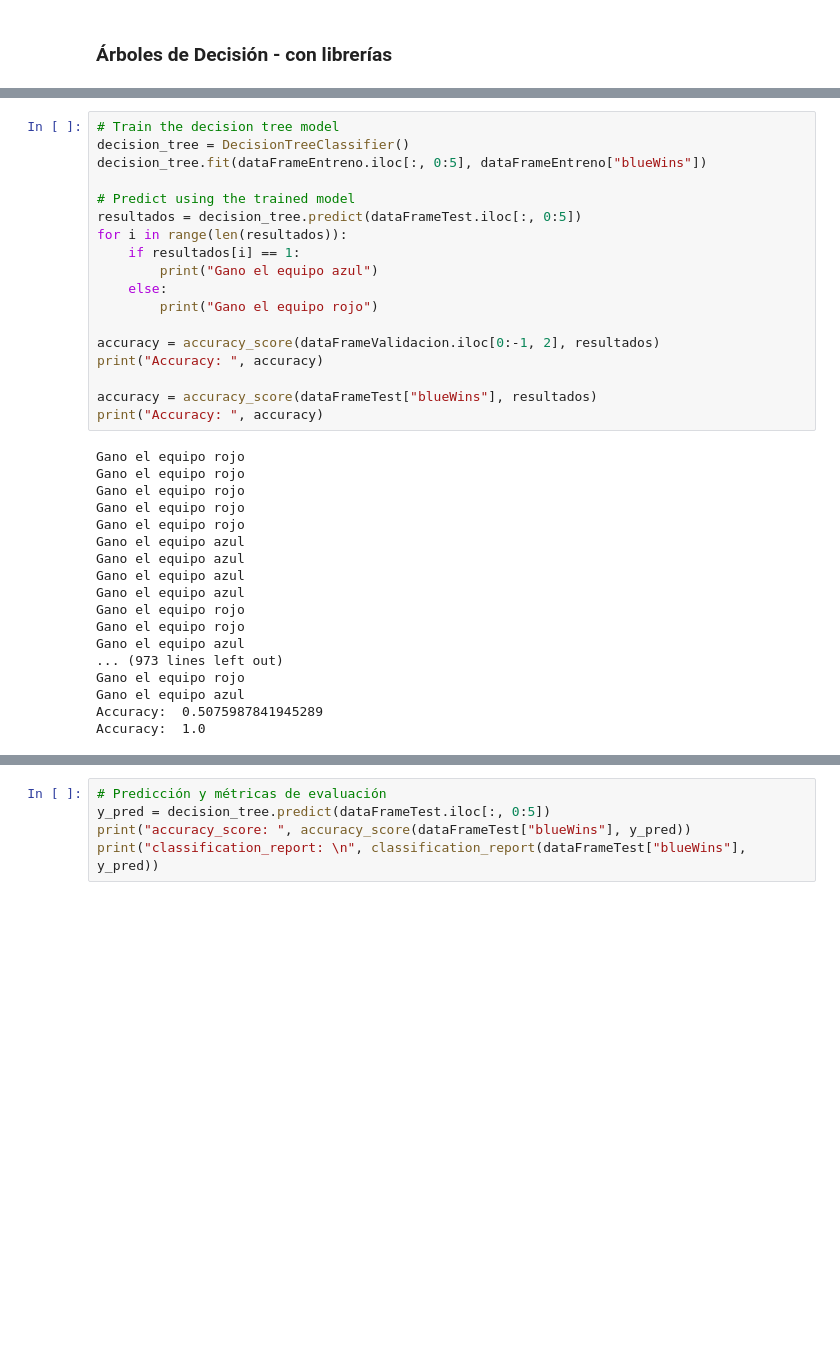
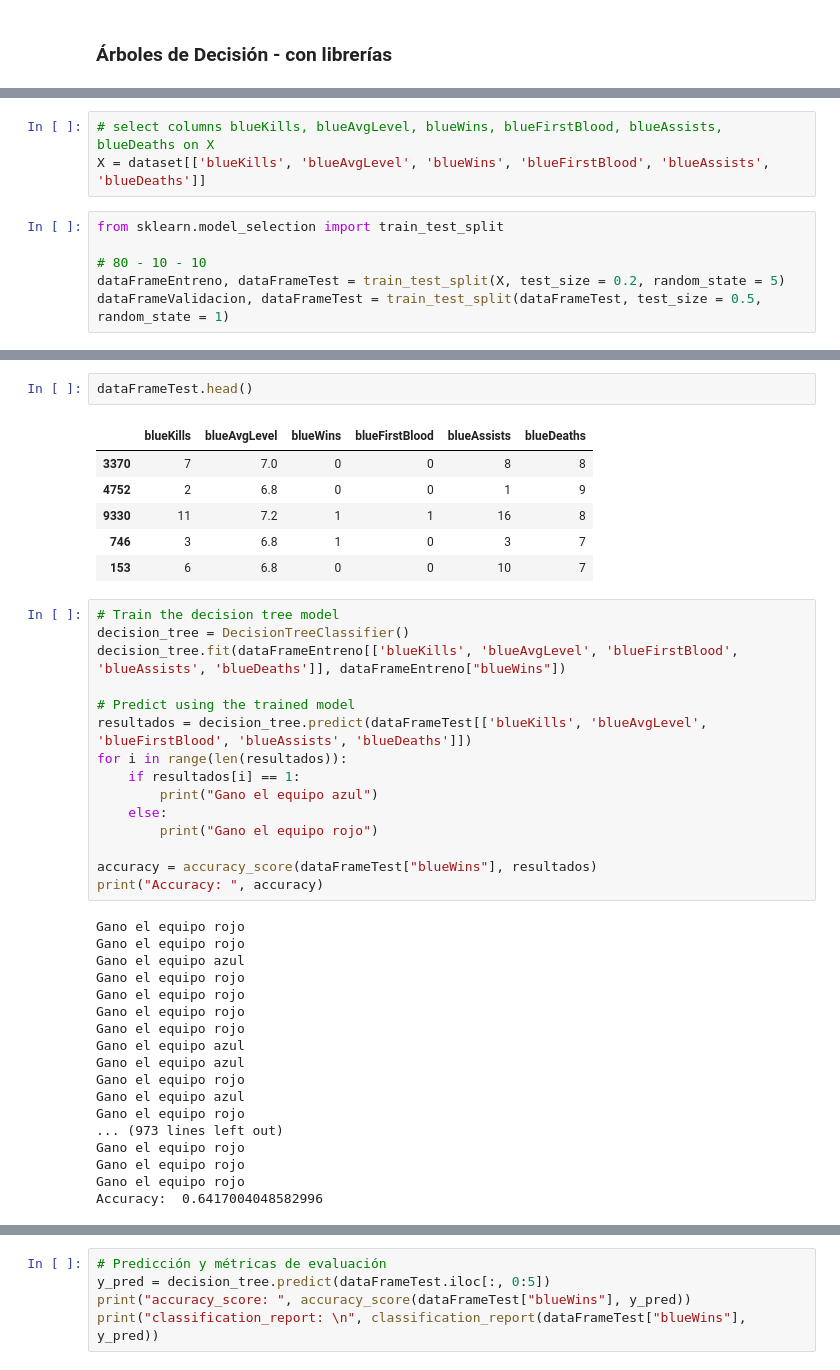
Before and after one commit to jazurdia/Lab02-IA, a Jupyter notebook: Lab02.ipynb, the cells around one changed output, grey strips where cells are left out. Saved outputs shown, nothing was run; the diff lists cells and outputs as text; blank space fills up the shorter version.

```diff
--- a/Lab02.ipynb
+++ b/Lab02.ipynb
@@ -1068,0 +1048,9 @@ dataFrameTest.head(20)
+# %%
+# select columns blueKills, blueAvgLevel, blueWins, blueFirstBlood, blueAssists, blueDeaths on X
+X = dataset[['blueKills', 'blueAvgLevel', 'blueWins', 'blueFirstBlood', 'blueAssists', 'blueDeaths']]
+# %%
+from sklearn.model_selection import train_test_split
+
+# 80 - 10 - 10
+dataFrameEntreno, dataFrameTest = train_test_split(X, test_size = 0.2, random_state = 5)
+dataFrameValidacion, dataFrameTest = train_test_split(dataFrameTest, test_size = 0.5, random_state = 1)
@@ -1069,36 +1075,42 @@ dataFrameTest.head(20)
+# %%
+dataFrameTest.head()
+# %% [output]
+|  | blueKills | blueAvgLevel | blueWins | blueFirstBlood | blueAssists | blueDeaths |
+| 3370 | 7 | 7.0 | 0 | 0 | 8 | 8 |
+| 4752 | 2 | 6.8 | 0 | 0 | 1 | 9 |
+| 9330 | 11 | 7.2 | 1 | 1 | 16 | 8 |
+| 746 | 3 | 6.8 | 1 | 0 | 3 | 7 |
+| 153 | 6 | 6.8 | 0 | 0 | 10 | 7 |
 # %%
 # Train the decision tree model
 decision_tree = DecisionTreeClassifier()
-decision_tree.fit(dataFrameEntreno.iloc[:, 0:5], dataFrameEntreno["blueWins"])
+decision_tree.fit(dataFrameEntreno[['blueKills', 'blueAvgLevel', 'blueFirstBlood', 'blueAssists', 'blueDeaths']], dataFrameEntreno["blueWins"])
 
 # Predict using the trained model
-resultados = decision_tree.predict(dataFrameTest.iloc[:, 0:5])
+resultados = decision_tree.predict(dataFrameTest[['blueKills', 'blueAvgLevel', 'blueFirstBlood', 'blueAssists', 'blueDeaths']])
 for i in range(len(resultados)):
     if resultados[i] == 1:
         print("Gano el equipo azul")
     else:
         print("Gano el equipo rojo")
 
-accuracy = accuracy_score(dataFrameValidacion.iloc[0:-1, 2], resultados)
-print("Accuracy: ", accuracy)
-
 accuracy = accuracy_score(dataFrameTest["blueWins"], resultados)
 print("Accuracy: ", accuracy)
 # %% [output]
 Gano el equipo rojo
+Gano el equipo rojo
+Gano el equipo azul
 Gano el equipo rojo
 Gano el equipo rojo
 Gano el equipo rojo
 Gano el equipo rojo
 Gano el equipo azul
 Gano el equipo azul
-Gano el equipo azul
+Gano el equipo rojo
 Gano el equipo azul
 Gano el equipo rojo
-Gano el equipo rojo
-Gano el equipo azul
 ... (973 lines left out)
 Gano el equipo rojo
-Gano el equipo azul
-Accuracy:  0.5075987841945289
-Accuracy:  1.0
+Gano el equipo rojo
+Gano el equipo rojo
+Accuracy:  0.6417004048582996
```
Also changed, not shown: parts of 39 cells of this notebook.
